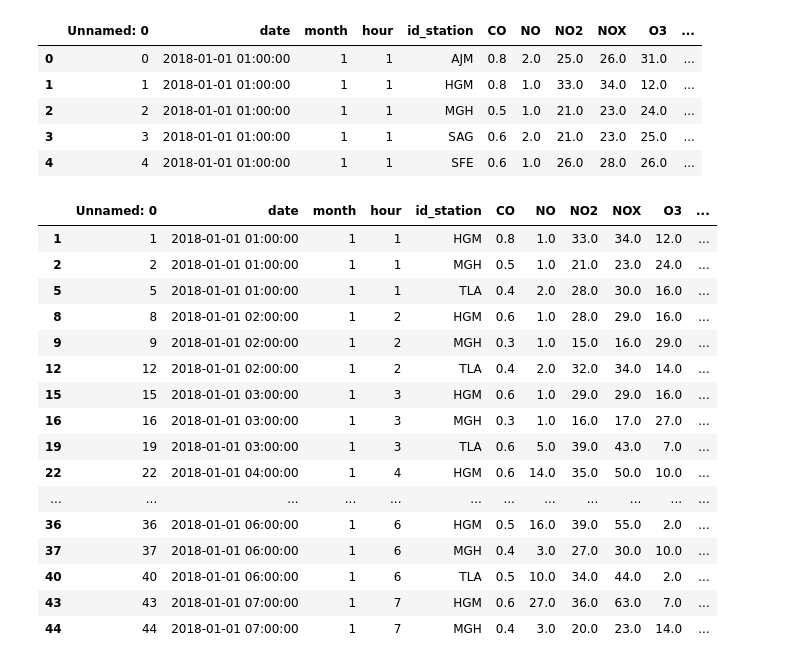
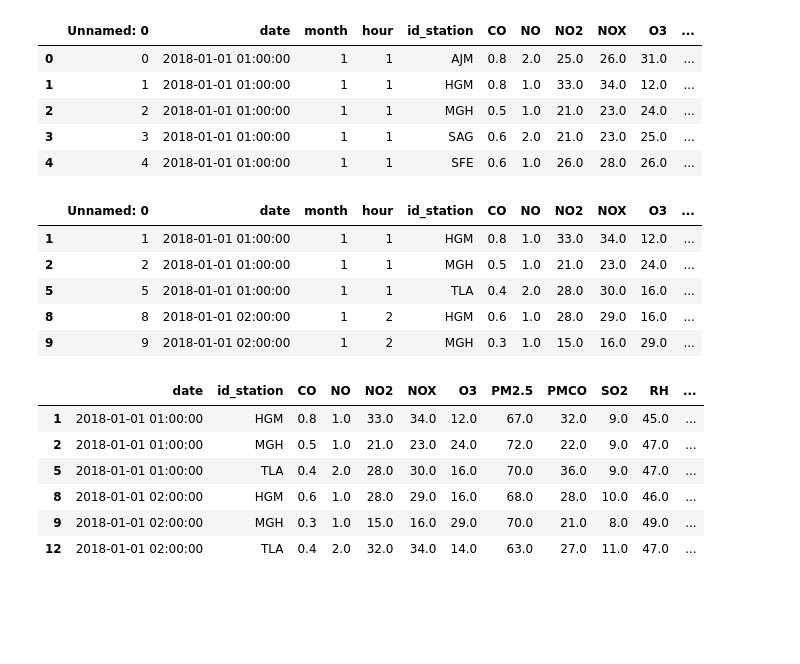
Before and after one commit to DanielBustillos/Forecast-pollution-CDMX, a Jupyter notebook: correlacion/Correlacion.ipynb, the cells around one changed output. Cells and saved outputs as stored; diff of their text form; code cells hidden in the pictures; blank space fills up the shorter version.

```diff
--- a/correlacion/Correlacion.ipynb
+++ b/correlacion/Correlacion.ipynb
@@ -30,22 +30,11 @@ data_18.head()
 estaciones = ['MGH', 'HGM', 'TLA']
 data_18 = data_18[(data_18.id_station.isin(estaciones))]
 # %%
-data_18.head(20)
+data_18.head(5)
 # %% [output]
 |  | Unnamed: 0 | date | month | hour | id_station | CO | NO | NO2 | NOX | O3 | ... |
 | 1 | 1 | 2018-01-01 01:00:00 | 1 | 1 | HGM | 0.8 | 1.0 | 33.0 | 34.0 | 12.0 | ... |
 | 2 | 2 | 2018-01-01 01:00:00 | 1 | 1 | MGH | 0.5 | 1.0 | 21.0 | 23.0 | 24.0 | ... |
 | 5 | 5 | 2018-01-01 01:00:00 | 1 | 1 | TLA | 0.4 | 2.0 | 28.0 | 30.0 | 16.0 | ... |
 | 8 | 8 | 2018-01-01 02:00:00 | 1 | 2 | HGM | 0.6 | 1.0 | 28.0 | 29.0 | 16.0 | ... |
 | 9 | 9 | 2018-01-01 02:00:00 | 1 | 2 | MGH | 0.3 | 1.0 | 15.0 | 16.0 | 29.0 | ... |
-| 12 | 12 | 2018-01-01 02:00:00 | 1 | 2 | TLA | 0.4 | 2.0 | 32.0 | 34.0 | 14.0 | ... |
-| 15 | 15 | 2018-01-01 03:00:00 | 1 | 3 | HGM | 0.6 | 1.0 | 29.0 | 29.0 | 16.0 | ... |
-| 16 | 16 | 2018-01-01 03:00:00 | 1 | 3 | MGH | 0.3 | 1.0 | 16.0 | 17.0 | 27.0 | ... |
-| 19 | 19 | 2018-01-01 03:00:00 | 1 | 3 | TLA | 0.6 | 5.0 | 39.0 | 43.0 | 7.0 | ... |
-| 22 | 22 | 2018-01-01 04:00:00 | 1 | 4 | HGM | 0.6 | 14.0 | 35.0 | 50.0 | 10.0 | ... |
-| ... | ... | ... | ... | ... | ... | ... | ... | ... | ... | ... | ... |
-| 36 | 36 | 2018-01-01 06:00:00 | 1 | 6 | HGM | 0.5 | 16.0 | 39.0 | 55.0 | 2.0 | ... |
-| 37 | 37 | 2018-01-01 06:00:00 | 1 | 6 | MGH | 0.4 | 3.0 | 27.0 | 30.0 | 10.0 | ... |
-| 40 | 40 | 2018-01-01 06:00:00 | 1 | 6 | TLA | 0.5 | 10.0 | 34.0 | 44.0 | 2.0 | ... |
-| 43 | 43 | 2018-01-01 07:00:00 | 1 | 7 | HGM | 0.6 | 27.0 | 36.0 | 63.0 | 7.0 | ... |
-| 44 | 44 | 2018-01-01 07:00:00 | 1 | 7 | MGH | 0.4 | 3.0 | 20.0 | 23.0 | 14.0 | ... |
@@ -51,0 +47,10 @@ data_18.head(20)
+# %%
+data_18.head(6)
+# %% [output]
+|  | date | id_station | CO | NO | NO2 | NOX | O3 | PM2.5 | PMCO | SO2 | RH | ... |
+| 1 | 2018-01-01 01:00:00 | HGM | 0.8 | 1.0 | 33.0 | 34.0 | 12.0 | 67.0 | 32.0 | 9.0 | 45.0 | ... |
+| 2 | 2018-01-01 01:00:00 | MGH | 0.5 | 1.0 | 21.0 | 23.0 | 24.0 | 72.0 | 22.0 | 9.0 | 47.0 | ... |
+| 5 | 2018-01-01 01:00:00 | TLA | 0.4 | 2.0 | 28.0 | 30.0 | 16.0 | 70.0 | 36.0 | 9.0 | 47.0 | ... |
+| 8 | 2018-01-01 02:00:00 | HGM | 0.6 | 1.0 | 28.0 | 29.0 | 16.0 | 68.0 | 28.0 | 10.0 | 46.0 | ... |
+| 9 | 2018-01-01 02:00:00 | MGH | 0.3 | 1.0 | 15.0 | 16.0 | 29.0 | 70.0 | 21.0 | 8.0 | 49.0 | ... |
+| 12 | 2018-01-01 02:00:00 | TLA | 0.4 | 2.0 | 32.0 | 34.0 | 14.0 | 63.0 | 27.0 | 11.0 | 47.0 | ... |
```
Also changed, not shown: parts of 25 cells of this notebook, 4 other files.
